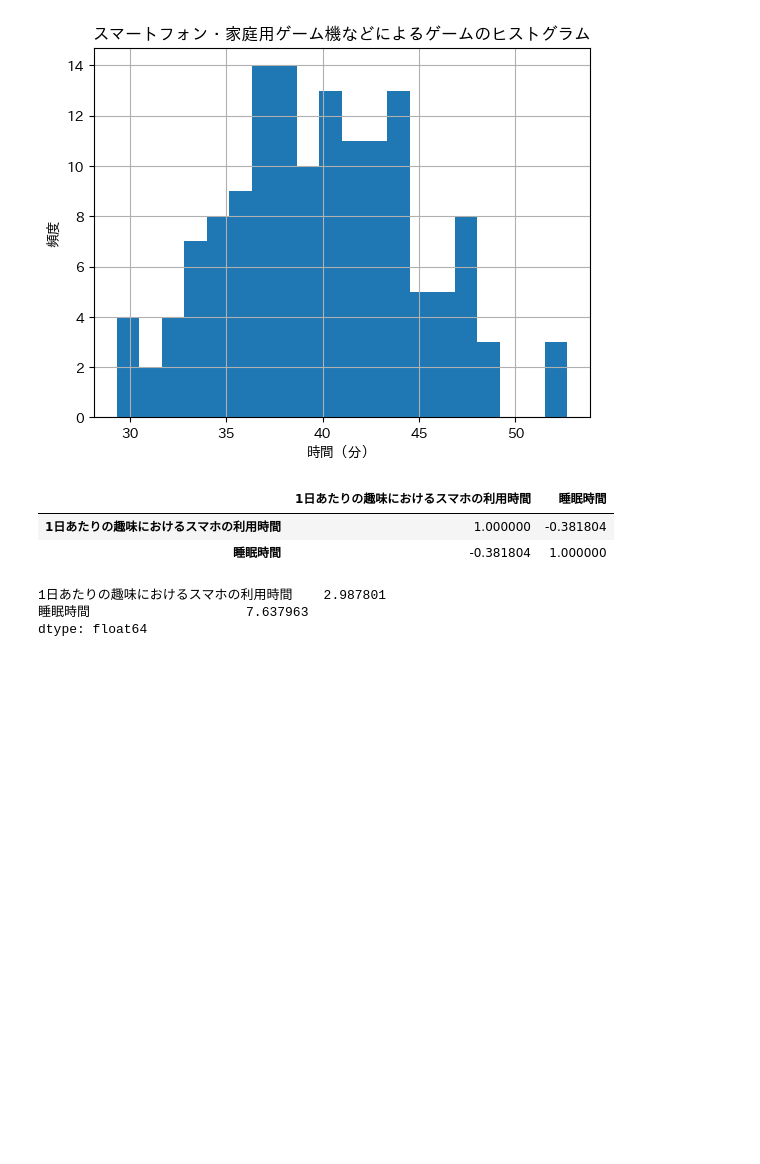
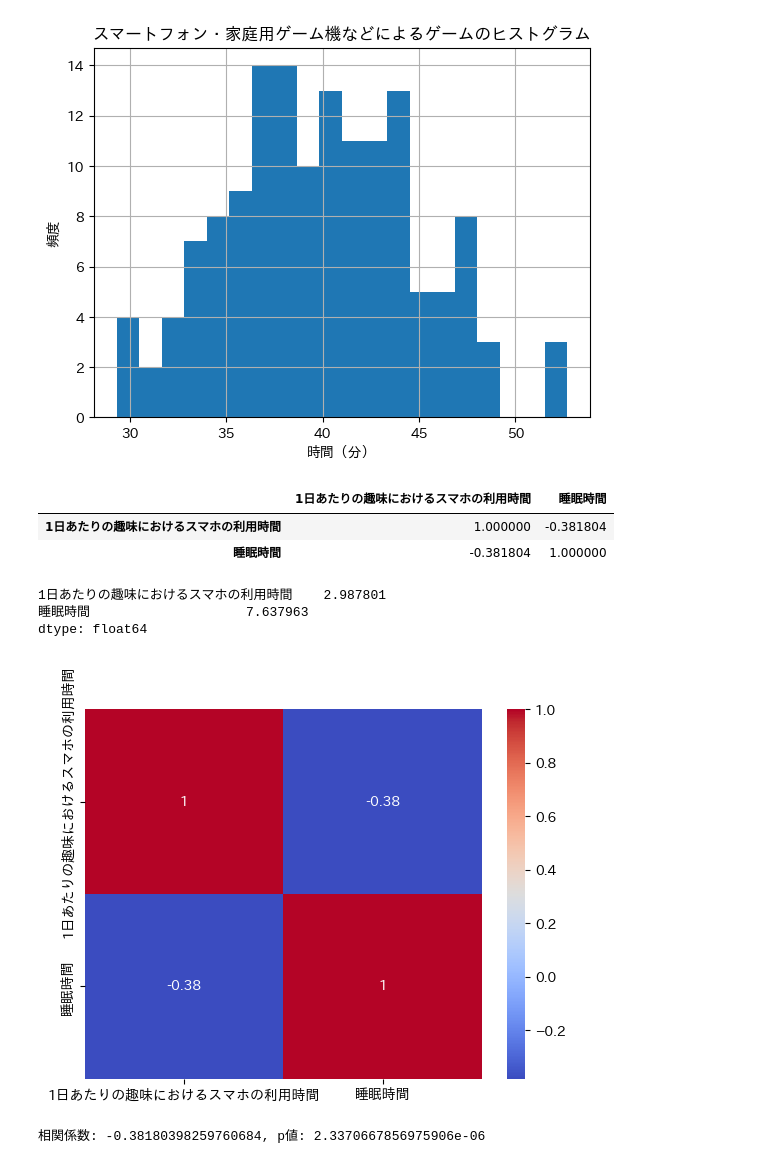
Before and after one commit to 2422100/statistics, a Jupyter notebook: smartphon.ipynb, the cells around one changed output. Drawn from its saved outputs; the diff is of its cells as text; code cells hidden in the pictures; blank space fills up the shorter version.

```diff
--- a/smartphon.ipynb
+++ b/smartphon.ipynb
@@ -79,3 +95,13 @@ print(df[['1日あたりの趣味におけるスマホの利用時間', '睡眠
 1日あたりの趣味におけるスマホの利用時間    2.987801
 睡眠時間                    7.637963
 dtype: float64
+# %%
+sns.heatmap(df[['1日あたりの趣味におけるスマホの利用時間', '睡眠時間']].corr(), annot=True, cmap='coolwarm')
+plt.show()
+# %% [output]
+[figure, added]
+# %%
+r, p = stats.pearsonr(df['1日あたりの趣味におけるスマホの利用時間'], df['睡眠時間'])
+print(f'相関係数: {r}, p値: {p}')
+# %% [output]
+相関係数: -0.38180398259760684, p値: 2.3370667856975906e-06
```
Also changed, not shown: parts of 3 cells of this notebook.
